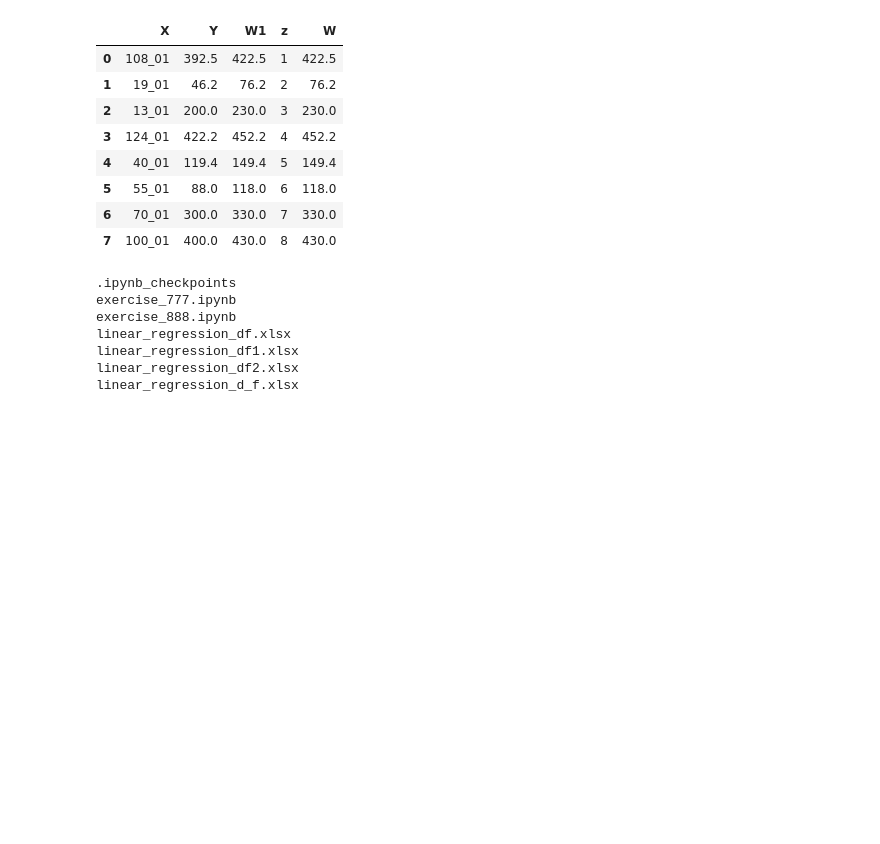
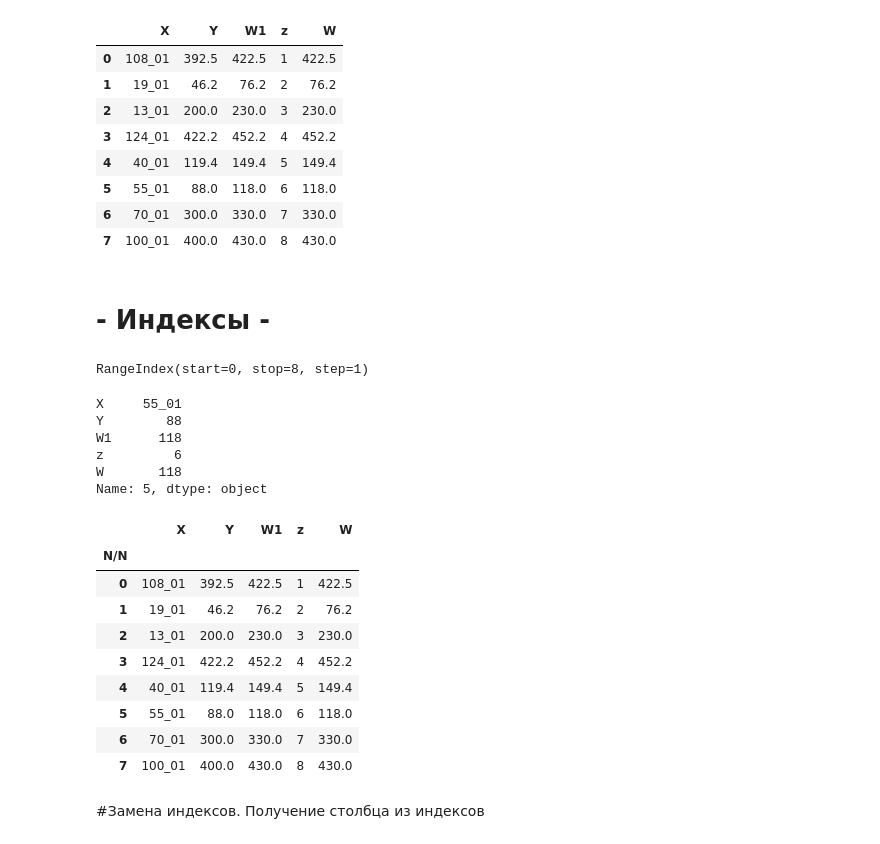
Before and after one commit to sashnat/pandas-practice, a Jupyter notebook: exercise_1/exercise_888.ipynb, the cells around one changed output. Drawn from its saved outputs; the diff is of its cells as text; code cells hidden in the pictures; blank space fills up the shorter version.

```diff
--- a/exercise_1/exercise_888.ipynb
+++ b/exercise_1/exercise_888.ipynb
@@ -278,16 +271,18 @@ df.head(10)
 | 5 | 55_01 | 88.0 | 118.0 | 6 | 118.0 |
 | 6 | 70_01 | 300.0 | 330.0 | 7 | 330.0 |
 | 7 | 100_01 | 400.0 | 430.0 | 8 | 430.0 |
-# %%
-directory = r'C:\\Users\E277460\PycharmProjects\Jupyter\exercise_1'
-files = os.listdir(directory)
-for file in files:
-    print(file)
-# %% [output]
-.ipynb_checkpoints
-exercise_777.ipynb
-exercise_888.ipynb
-linear_regression_df.xlsx
-linear_regression_df1.xlsx
-linear_regression_df2.xlsx
-linear_regression_d_f.xlsx
+# %% [markdown]
+# - Индексы -
+# %%
+print(df.index)
+# %% [output]
+RangeIndex(start=0, stop=8, step=1)
+# %%
+df.iloc[5]   # строка по индексом "5"
+# %% [output]
+X     55_01
+Y        88
+W1      118
+z         6
+W       118
+Name: 5, dtype: object
@@ -293,0 +291,15 @@ linear_regression_d_f.xlsx
+# %%
+df.head(10)
+# %% [output]
+|  | X | Y | W1 | z | W |
+| N/N |  |  |  |  |  |
+| 0 | 108_01 | 392.5 | 422.5 | 1 | 422.5 |
+| 1 | 19_01 | 46.2 | 76.2 | 2 | 76.2 |
+| 2 | 13_01 | 200.0 | 230.0 | 3 | 230.0 |
+| 3 | 124_01 | 422.2 | 452.2 | 4 | 452.2 |
+| 4 | 40_01 | 119.4 | 149.4 | 5 | 149.4 |
+| 5 | 55_01 | 88.0 | 118.0 | 6 | 118.0 |
+| 6 | 70_01 | 300.0 | 330.0 | 7 | 330.0 |
+| 7 | 100_01 | 400.0 | 430.0 | 8 | 430.0 |
+# %% [markdown]
+#Замена индексов. Получение столбца из индексов
```
Also changed, not shown: parts of 15 cells of this notebook.
